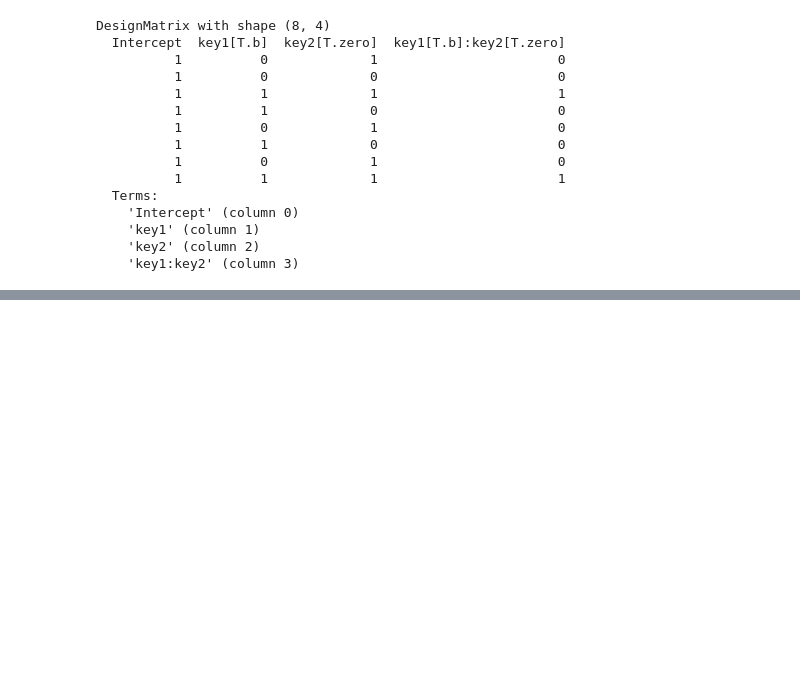
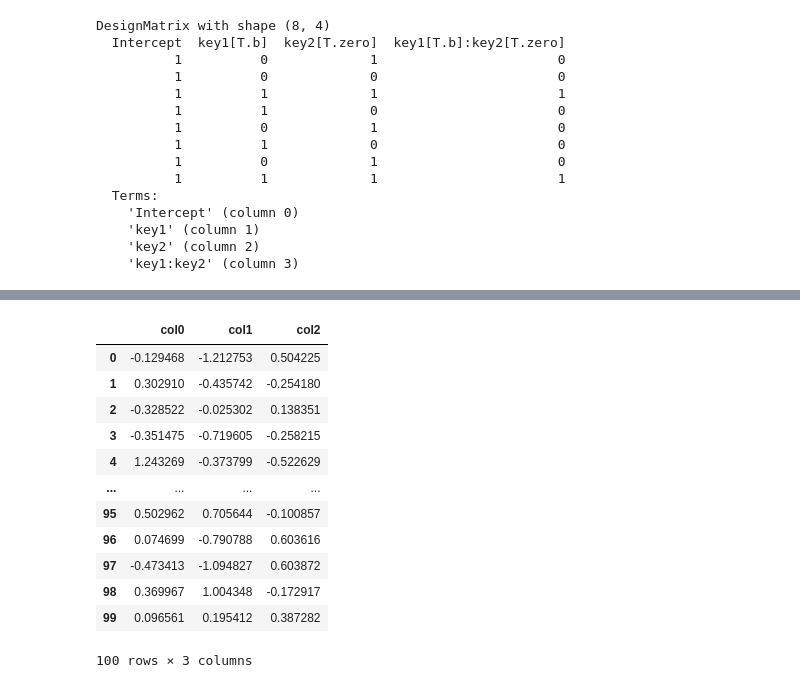
Before and after one commit to harryyang1982/python_for_data_analysis, a Jupyter notebook: chapter13_modeling.ipynb, the cells around one changed output, grey strips where cells are left out. Saved outputs shown, nothing was run; the diff lists cells and outputs as text; code cells hidden in the pictures; blank space fills up the shorter version.

```diff
--- a/chapter13_modeling.ipynb
+++ b/chapter13_modeling.ipynb
@@ -404,0 +412,5 @@ DesignMatrix with shape (8, 4)
+# %%
+def dnorm(mean, variance, size=1):
+    if isinstance(size, int):
+        size = size,
+    return mean + np.sqrt(variance) * np.random.randn(*size)
@@ -404,0 +421,8 @@ DesignMatrix with shape (8, 4)
+# %%
+N = 100
+X = np.c_[dnorm(0, 0.4, size=N),
+          dnorm(0, 0.6, size=N),
+          dnorm(0, 0.2, size=N)]
+eps = dnorm(0, 0.1, size=N)
+beta = [0.1, 0.3, 0.5]
+y = np.dot(X, beta) + eps
@@ -404,0 +479,18 @@ DesignMatrix with shape (8, 4)
+# %%
+data = pd.DataFrame(X, columns=['col0', 'col1', 'col2'])
+# %%
+data
+# %% [output]
+|  | col0 | col1 | col2 |
+| 0 | -0.129468 | -1.212753 | 0.504225 |
+| 1 | 0.302910 | -0.435742 | -0.254180 |
+| 2 | -0.328522 | -0.025302 | 0.138351 |
+| 3 | -0.351475 | -0.719605 | -0.258215 |
+| 4 | 1.243269 | -0.373799 | -0.522629 |
+| ... | ... | ... | ... |
+| 95 | 0.502962 | 0.705644 | -0.100857 |
+| 96 | 0.074699 | -0.790788 | 0.603616 |
+| 97 | -0.473413 | -1.094827 | 0.603872 |
+| 98 | 0.369967 | 1.004348 | -0.172917 |
+| 99 | 0.096561 | 0.195412 | 0.387282 |
+100 rows × 3 columns
```
Also changed, not shown: parts of 27 cells of this notebook.
